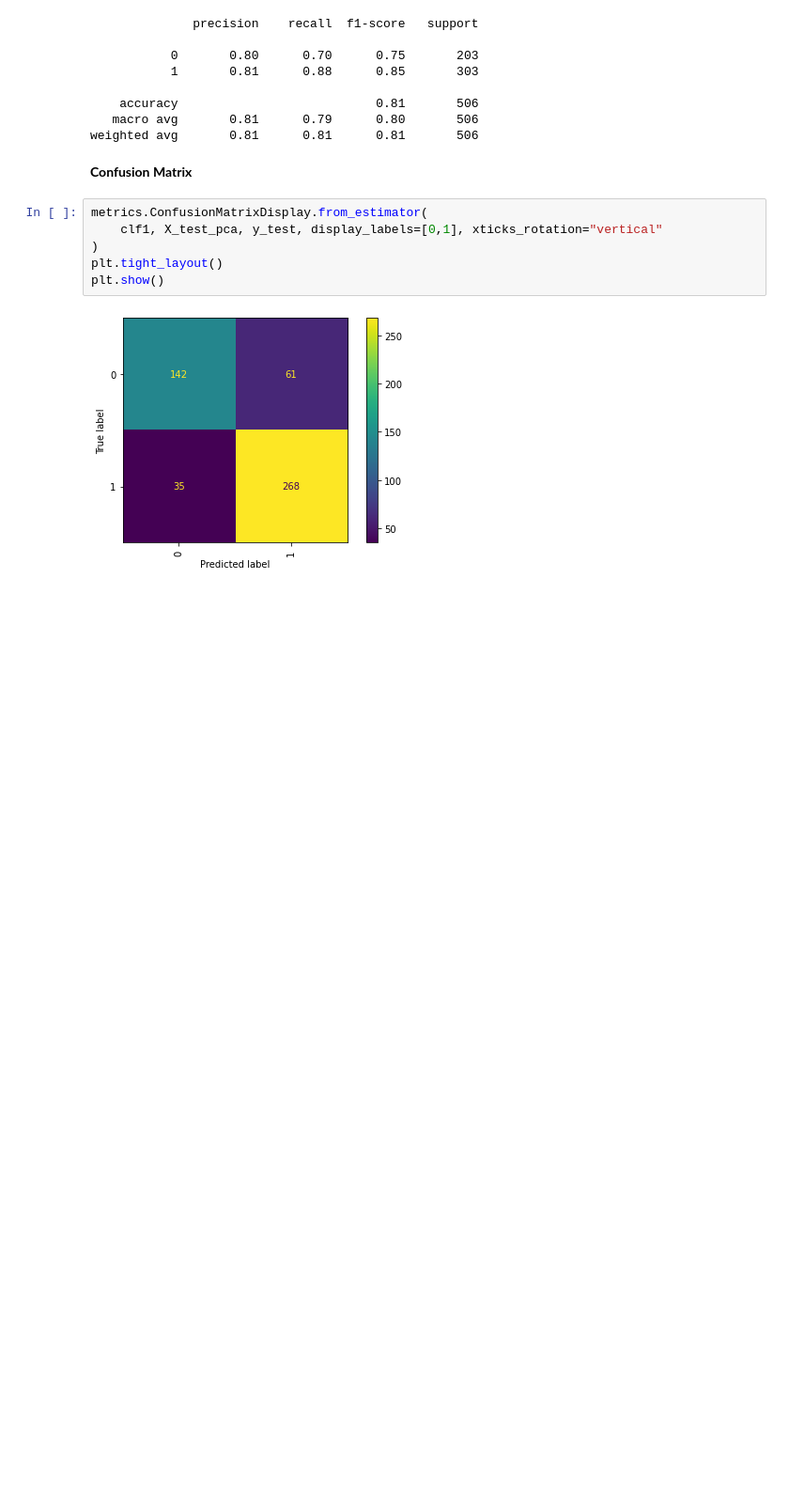
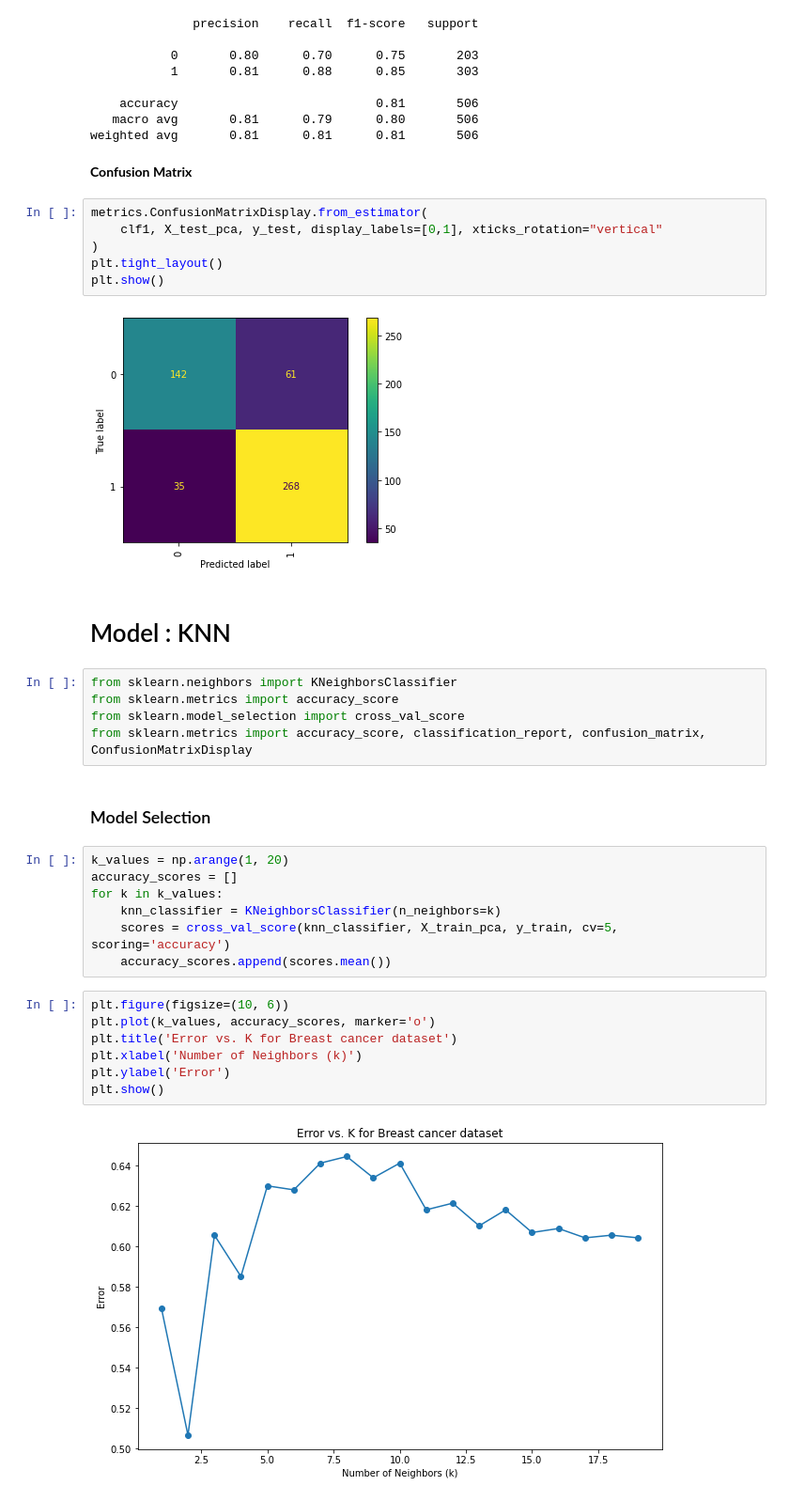
Before and after one commit to sanzog03/CS588_breast_cancer_PCA_KSVM, a Jupyter notebook: main.ipynb, the cells around one changed output. Shown: that part at 94% size. Cells and saved outputs as stored; diff of their text form; blank space fills up the shorter version.

```diff
--- a/main.ipynb
+++ b/main.ipynb
@@ -191,3 +193,28 @@ plt.tight_layout()
 plt.show()
 # %% [output]
 [figure]
+# %% [markdown]
+<h1>Model : KNN</h1>
+# %%
+from sklearn.neighbors import KNeighborsClassifier
+from sklearn.metrics import accuracy_score
+from sklearn.model_selection import cross_val_score
+from sklearn.metrics import accuracy_score, classification_report, confusion_matrix, ConfusionMatrixDisplay
+# %% [markdown]
+<h3>Model Selection</h3>
+# %%
+k_values = np.arange(1, 20)
+accuracy_scores = []
+for k in k_values:
+    knn_classifier = KNeighborsClassifier(n_neighbors=k)
+    scores = cross_val_score(knn_classifier, X_train_pca, y_train, cv=5, scoring='accuracy')
+    accuracy_scores.append(scores.mean())
+# %%
+plt.figure(figsize=(10, 6))
+plt.plot(k_values, accuracy_scores, marker='o')
+plt.title('Error vs. K for Breast cancer dataset')
+plt.xlabel('Number of Neighbors (k)')
+plt.ylabel('Error')
+plt.show()
+# %% [output]
+[figure, added]
```
Also changed, not shown: parts of 20 cells of this notebook.
